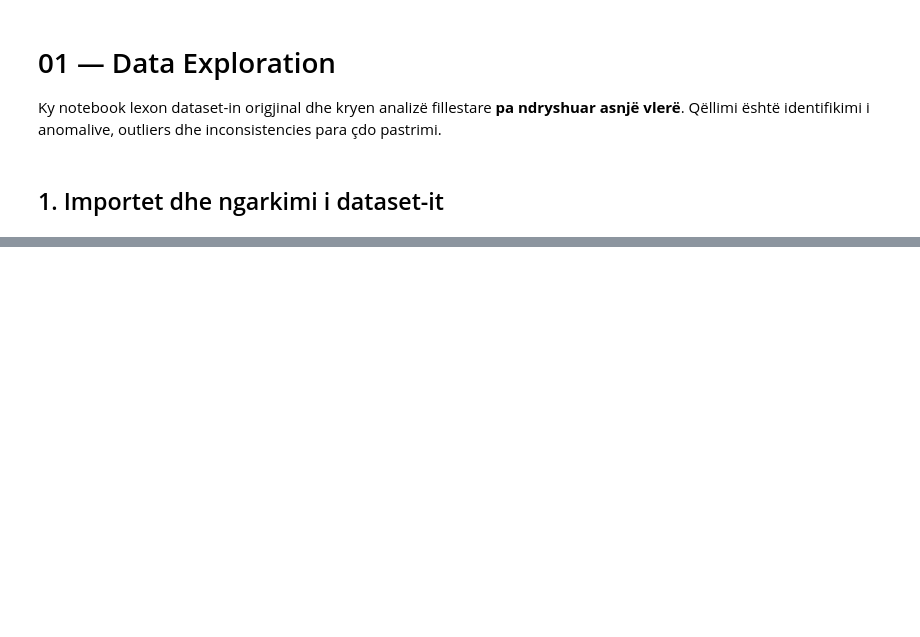
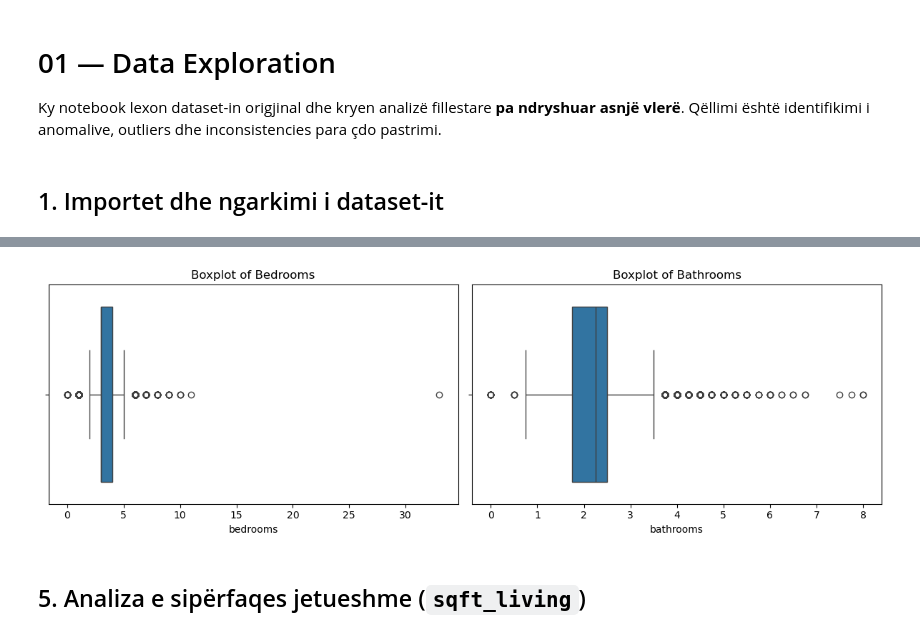
Before and after one commit to Valza-2005/House-Price-Prediction-Machine-Learning-Models, a Jupyter notebook: notebooks/data_processing/01_data_exploration.ipynb, the cells around one changed output, grey strips where cells are left out. Saved outputs shown, nothing was run; the diff lists cells and outputs as text; code cells hidden in the pictures; blank space fills up the shorter version.

```diff
--- a/notebooks/data_processing/01_data_exploration.ipynb
+++ b/notebooks/data_processing/01_data_exploration.ipynb
@@ -35,0 +266,14 @@ FileNotFoundError: [Errno 2] No such file or directory: '../../data/raw/kc_house
+# %%
+plt.figure(figsize=(12, 4))
+plt.subplot(1, 2, 1)
+sns.boxplot(x=Cdata["bedrooms"])
+plt.title("Boxplot of Bedrooms")
+plt.subplot(1, 2, 2)
+sns.boxplot(x=Cdata["bathrooms"])
+plt.title("Boxplot of Bathrooms")
+plt.tight_layout()
+plt.show()
+# %% [output]
+[figure, added]
+# %% [markdown]
+## 5. Analiza e sipërfaqes jetueshme (`sqft_living`)
```
Also changed, not shown: parts of 47 cells of this notebook.
